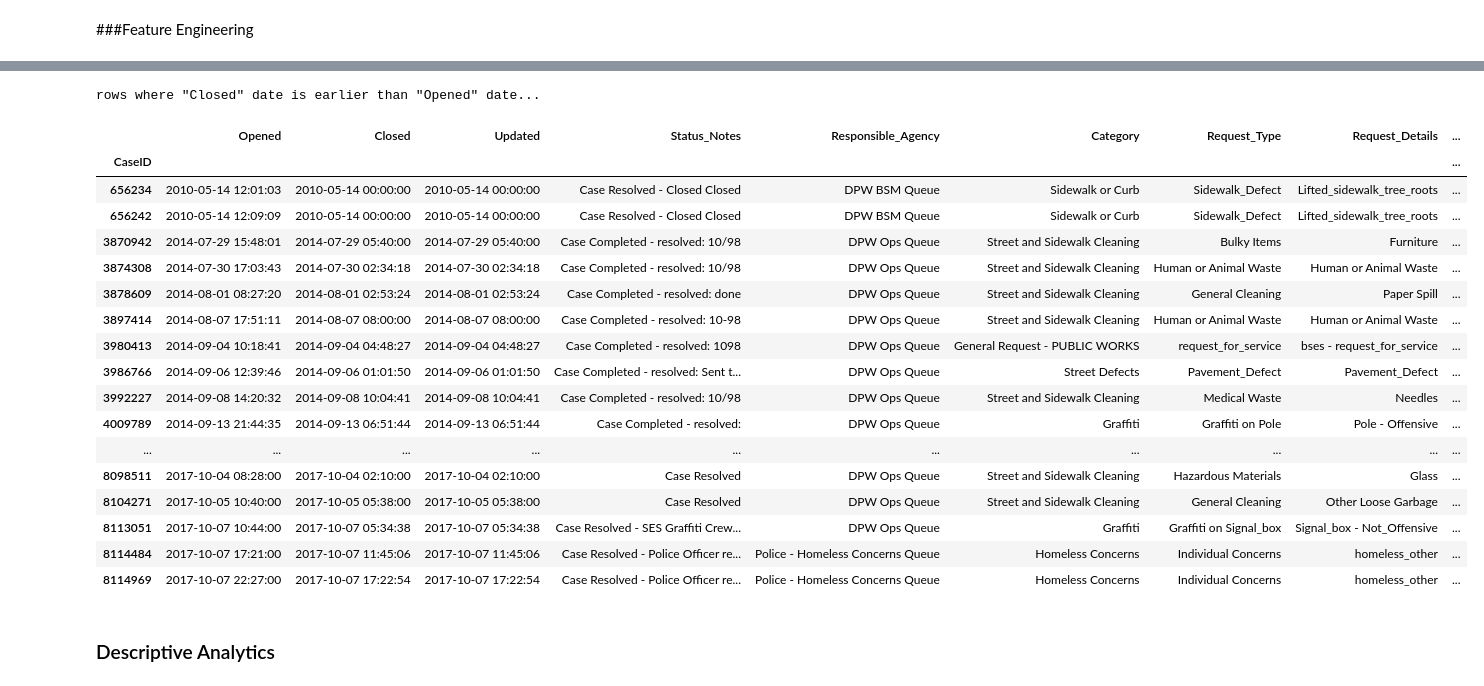
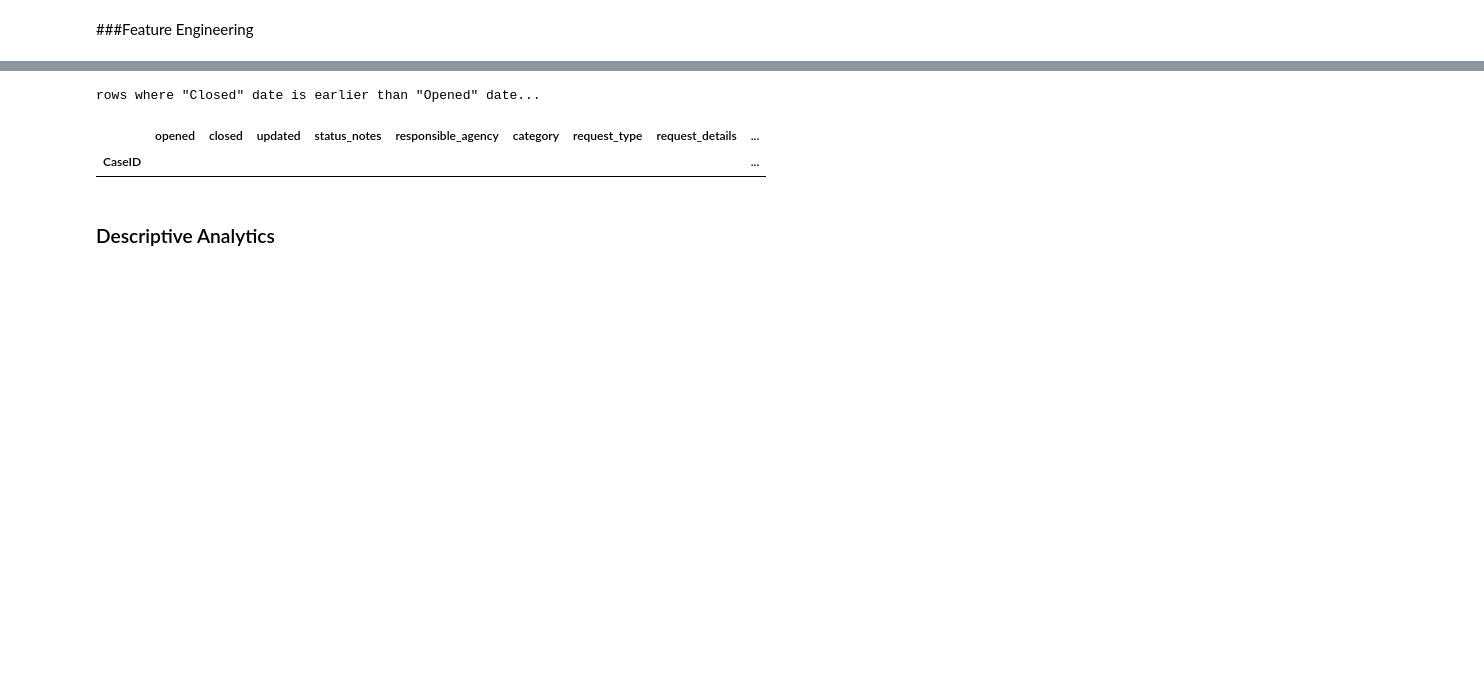
Before and after one commit to janna-in-sf/DataSF-311-Cases, a Jupyter notebook: DataSF_Project.ipynb, the cells around one changed output, grey strips where cells are left out. Saved outputs shown, nothing was run; the diff lists cells and outputs as text; code cells hidden in the pictures; blank space fills up the shorter version.

```diff
--- a/DataSF_Project.ipynb
+++ b/DataSF_Project.ipynb
@@ -135,7 +152,7 @@ CaseID
 # Note: Don't drop rows with null in 'Closed' - doing so will remove all open open cases
 
 if df.isna().sum().any():
-  keep_cols = ['Closed', 'Updated']
+  keep_cols = ['closed', 'updated']
   threshold = df.shape[0] * 0.05
 
   cols_below_threshold = df.columns[(df.isna().sum() > 0) & (df.isna().sum() <= threshold)]
@@ -378,7 +401,7 @@ df[df['Status']=='Open'].nsmallest(n=5, columns='Opened')
 ### Drop rows where 'Status Notes' contains 'Case is a Duplicate'
 # %%
 # df with 'Status_Notes' contains 'Case is a Duplicate'
-df_quick = df.query("Status_Notes.str.contains('Case is a Duplicate').values")
+df_quick = df.query("status_notes.str.contains('Case is a Duplicate').values")
 
 #if len(df_quick) > 0:
 if not df_quick.empty:
@@ -413,6 +435,6 @@ df_open.shape
 # %%
 # Create dataframe for closed 311 cases
-df_closed = df[df['Status']=='Closed'].copy()
-df_closed = df_closed.drop(columns='Status')
+df_closed = df[df['status']=='Closed'].copy()
+df_closed = df_closed.drop(columns='status')
 df_closed.shape
 # %% [output]
@@ -425,12 +447,12 @@ df_closed.shape
 #  create col for month & year combined
 
 # for df_open (cases still open)
-df_open['days_open'] = (datetime.now() - df_open['Opened']).astype("timedelta64[D]").astype('int')
+df_open['days_open'] = (datetime.now() - df_open['opened']).astype("timedelta64[D]").astype('int')
 
 # for df_closed (cases that have been closed)
-df_closed['opened_month_year'] = df_closed['Opened'].dt.to_period('M')
-df_closed['opened_year'] = df_closed['Opened'].dt.year
-df_closed['processing_days'] = (df_closed['Closed'] - df_closed['Opened']).astype("timedelta64[D]").astype('int')
+df_closed['opened_month_year'] = df_closed['opened'].dt.to_period('M')
+df_closed['opened_year'] = df_closed['opened'].dt.year
+df_closed['processing_days'] = (df_closed['closed'] - df_closed['opened']).astype("timedelta64[D]").astype('int')
 
 # processing_days is < 1 if Closed date is earlier than Opened date, set to 1 (1 day to close)
 df_closed.loc[df_closed['processing_days'] < 1, 'processing_days'] = 1
@@ -528,29 +566,13 @@ memory usage: 30.3+ MB
 # %%
 print('rows where "Closed" date is earlier than "Opened" date...')
-df_closed[ df_closed['Closed'] < df_closed['Opened'] ]
+df_closed[ df_closed['closed'] < df_closed['opened'] ]
 
 # often the date is same, but closed time is before opened time
 # resulting in a negative value for processing_time
 # %% [output]
 rows where "Closed" date is earlier than "Opened" date...
-|  | Opened | Closed | Updated | Status_Notes | Responsible_Agency | Category | Request_Type | Request_Details | ... |
+|  | opened | closed | updated | status_notes | responsible_agency | category | request_type | request_details | ... |
 | CaseID |  |  |  |  |  |  |  |  | ... |
-| 656234 | 2010-05-14 12:01:03 | 2010-05-14 00:00:00 | 2010-05-14 00:00:00 | Case Resolved - Closed Closed | DPW BSM Queue | Sidewalk or Curb | Sidewalk_Defect | Lifted_sidewalk_tree_roots | ... |
-| 656242 | 2010-05-14 12:09:09 | 2010-05-14 00:00:00 | 2010-05-14 00:00:00 | Case Resolved - Closed Closed | DPW BSM Queue | Sidewalk or Curb | Sidewalk_Defect | Lifted_sidewalk_tree_roots | ... |
-| 3870942 | 2014-07-29 15:48:01 | 2014-07-29 05:40:00 | 2014-07-29 05:40:00 | Case Completed - resolved: 10/98 | DPW Ops Queue | Street and Sidewalk Cleaning | Bulky Items | Furniture | ... |
-| 3874308 | 2014-07-30 17:03:43 | 2014-07-30 02:34:18 | 2014-07-30 02:34:18 | Case Completed - resolved: 10/98 | DPW Ops Queue | Street and Sidewalk Cleaning | Human or Animal Waste | Human or Animal Waste | ... |
-| 3878609 | 2014-08-01 08:27:20 | 2014-08-01 02:53:24 | 2014-08-01 02:53:24 | Case Completed - resolved: done | DPW Ops Queue | Street and Sidewalk Cleaning | General Cleaning | Paper Spill | ... |
-| 3897414 | 2014-08-07 17:51:11 | 2014-08-07 08:00:00 | 2014-08-07 08:00:00 | Case Completed - resolved: 10-98 | DPW Ops Queue | Street and Sidewalk Cleaning | Human or Animal Waste | Human or Animal Waste | ... |
-| 3980413 | 2014-09-04 10:18:41 | 2014-09-04 04:48:27 | 2014-09-04 04:48:27 | Case Completed - resolved: 1098 | DPW Ops Queue | General Request - PUBLIC WORKS | request_for_service | bses - request_for_service | ... |
-| 3986766 | 2014-09-06 12:39:46 | 2014-09-06 01:01:50 | 2014-09-06 01:01:50 | Case Completed - resolved: Sent t... | DPW Ops Queue | Street Defects | Pavement_Defect | Pavement_Defect | ... |
-| 3992227 | 2014-09-08 14:20:32 | 2014-09-08 10:04:41 | 2014-09-08 10:04:41 | Case Completed - resolved: 10/98 | DPW Ops Queue | Street and Sidewalk Cleaning | Medical Waste | Needles | ... |
-| 4009789 | 2014-09-13 21:44:35 | 2014-09-13 06:51:44 | 2014-09-13 06:51:44 | Case Completed - resolved: | DPW Ops Queue | Graffiti | Graffiti on Pole | Pole - Offensive | ... |
-| ... | ... | ... | ... | ... | ... | ... | ... | ... | ... |
-| 8098511 | 2017-10-04 08:28:00 | 2017-10-04 02:10:00 | 2017-10-04 02:10:00 | Case Resolved | DPW Ops Queue | Street and Sidewalk Cleaning | Hazardous Materials | Glass | ... |
-| 8104271 | 2017-10-05 10:40:00 | 2017-10-05 05:38:00 | 2017-10-05 05:38:00 | Case Resolved | DPW Ops Queue | Street and Sidewalk Cleaning | General Cleaning | Other Loose Garbage | ... |
-| 8113051 | 2017-10-07 10:44:00 | 2017-10-07 05:34:38 | 2017-10-07 05:34:38 | Case Resolved - SES Graffiti Crew... | DPW Ops Queue | Graffiti | Graffiti on Signal_box | Signal_box - Not_Offensive | ... |
-| 8114484 | 2017-10-07 17:21:00 | 2017-10-07 11:45:06 | 2017-10-07 11:45:06 | Case Resolved - Police Officer re... | Police - Homeless Concerns Queue | Homeless Concerns | Individual Concerns | homeless_other | ... |
-| 8114969 | 2017-10-07 22:27:00 | 2017-10-07 17:22:54 | 2017-10-07 17:22:54 | Case Resolved - Police Officer re... | Police - Homeless Concerns Queue | Homeless Concerns | Individual Concerns | homeless_other | ... |
 # %% [markdown]
 ### Descriptive Analytics
 # %%
```
Also changed, not shown: parts of 48 cells of this notebook.
